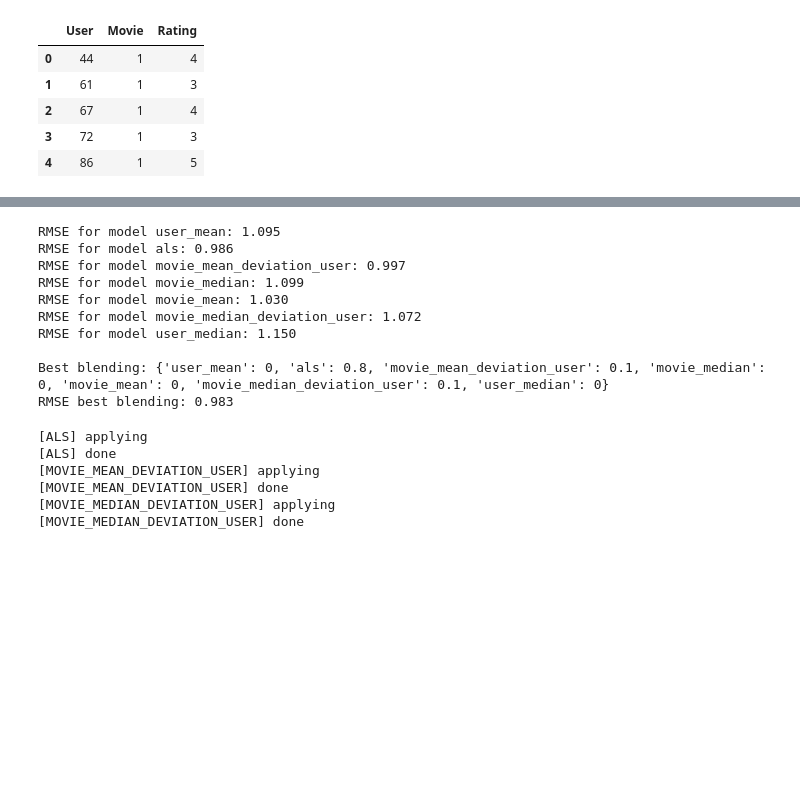
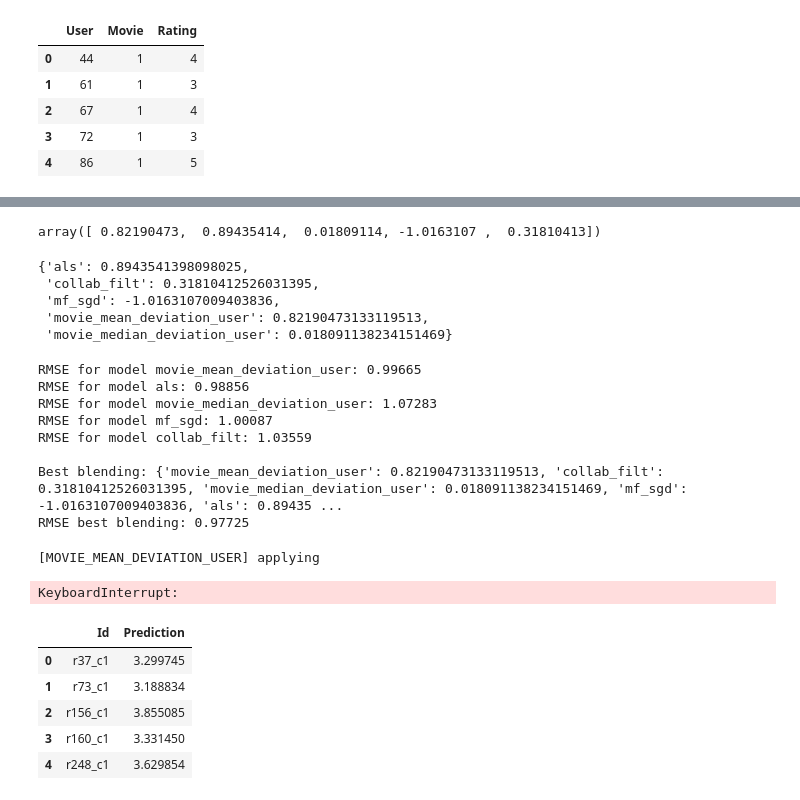
Before and after one commit to glederrey/PCML_Netflix_and_Chill, a Jupyter notebook: blender/blending.ipynb, the cells around one changed output, grey strips where cells are left out. Drawn from its saved outputs; the diff is of its cells as text; code cells hidden in the pictures; blank space fills up the shorter version.

```diff
--- a/blender/blending.ipynb
+++ b/blender/blending.ipynb
@@ -210,22 +238,41 @@ best_dict = cross_validate(blending, models)
+# %%
+res.x
+# %% [output]
+array([ 0.82190473,  0.89435414,  0.01809114, -1.0163107 ,  0.31810413])
+# %%
+dict_opt = {}
+for idx, key in enumerate(models.keys()):
+    dict_opt[key] = res.x[idx]
+dict_opt
+# %% [output]
+{'als': 0.8943541398098025,
+ 'collab_filt': 0.31810412526031395,
+ 'mf_sgd': -1.0163107009403836,
+ 'movie_mean_deviation_user': 0.82190473133119513,
+ 'movie_median_deviation_user': 0.018091138234151469}
 # %%
-test_blending(blending, best_dict)
+test_blending(blending, dict_opt, models)
 # %% [output]
-RMSE for model user_mean: 1.095
-RMSE for model als: 0.986
-RMSE for model movie_mean_deviation_user: 0.997
-RMSE for model movie_median: 1.099
-RMSE for model movie_mean: 1.030
-RMSE for model movie_median_deviation_user: 1.072
-RMSE for model user_median: 1.150
+RMSE for model movie_mean_deviation_user: 0.99665
+RMSE for model als: 0.98856
+RMSE for model movie_median_deviation_user: 1.07283
+RMSE for model mf_sgd: 1.00087
+RMSE for model collab_filt: 1.03559
 
-Best blending: {'user_mean': 0, 'als': 0.8, 'movie_mean_deviation_user': 0.1, 'movie_median': 0, 'movie_mean': 0, 'movie_median_deviation_user': 0.1, 'user_median': 0}
-RMSE best blending: 0.983
+Best blending: {'movie_mean_deviation_user': 0.82190473133119513, 'collab_filt': 0.31810412526031395, 'movie_median_deviation_user': 0.018091138234151469, 'mf_sgd': -1.0163107009403836, 'als': 0.89435 ...
+RMSE best blending: 0.97725
 # %%
-prediction(train, blending, best_dict, 'pred_blending.csv')
+prediction(train, blending, dict_opt, 'pred_blending.csv')
 # %% [output]
-[ALS] applying
-[ALS] done
 [MOVIE_MEAN_DEVIATION_USER] applying
-[MOVIE_MEAN_DEVIATION_USER] done
-[MOVIE_MEDIAN_DEVIATION_USER] applying
-[MOVIE_MEDIAN_DEVIATION_USER] done
+KeyboardInterrupt:
+# %%
+df = pd.read_csv('pred_blending.csv')
+df.head()
+# %% [output]
+|  | Id | Prediction |
+| 0 | r37_c1 | 3.299745 |
+| 1 | r73_c1 | 3.188834 |
+| 2 | r156_c1 | 3.855085 |
+| 3 | r160_c1 | 3.331450 |
+| 4 | r248_c1 | 3.629854 |
```
Also changed, not shown: parts of 9 cells of this notebook.
